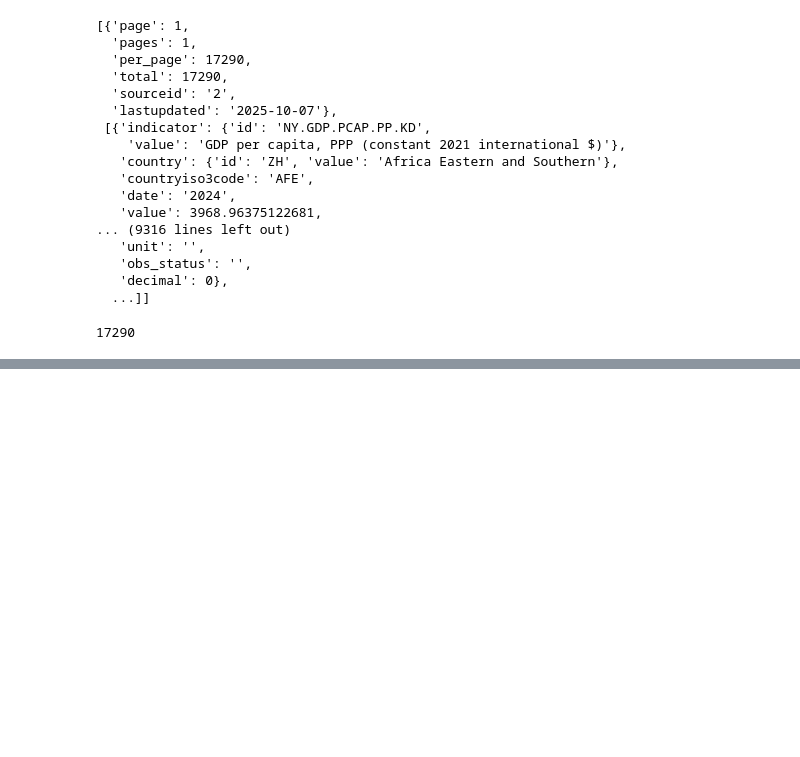
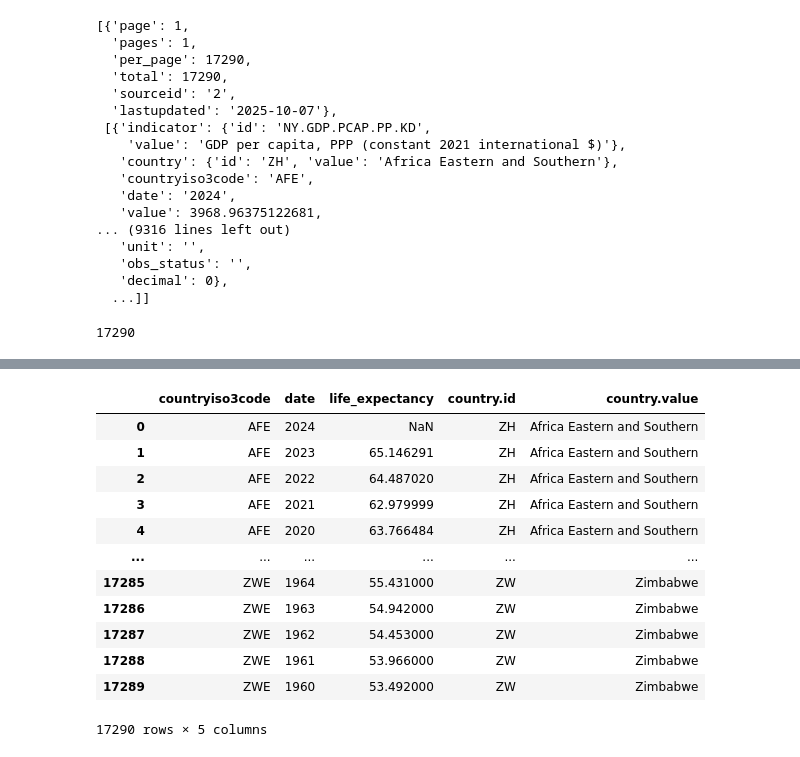
Before and after one commit to nss-data-science-cohort-9/apis-exercise-dhansiv-stack, a Jupyter notebook: UnGDPexploration_API.ipynb, the cells around one changed output, grey strips where cells are left out. Saved outputs shown, nothing was run; the diff lists cells and outputs as text; code cells hidden in the pictures; blank space fills up the shorter version.

```diff
--- a/UnGDPexploration_API.ipynb
+++ b/UnGDPexploration_API.ipynb
@@ -357,0 +171,21 @@ plt.show()
+# %%
+le_df = (
+         le_df
+         .drop(columns = ['unit', 'obs_status', 'decimal', 'indicator.id', 'indicator.value'])
+)
+# %%
+le_df
+# %% [output]
+|  | countryiso3code | date | life_expectancy | country.id | country.value |
+| 0 | AFE | 2024 | NaN | ZH | Africa Eastern and Southern |
+| 1 | AFE | 2023 | 65.146291 | ZH | Africa Eastern and Southern |
+| 2 | AFE | 2022 | 64.487020 | ZH | Africa Eastern and Southern |
+| 3 | AFE | 2021 | 62.979999 | ZH | Africa Eastern and Southern |
+| 4 | AFE | 2020 | 63.766484 | ZH | Africa Eastern and Southern |
+| ... | ... | ... | ... | ... | ... |
+| 17285 | ZWE | 1964 | 55.431000 | ZW | Zimbabwe |
+| 17286 | ZWE | 1963 | 54.942000 | ZW | Zimbabwe |
+| 17287 | ZWE | 1962 | 54.453000 | ZW | Zimbabwe |
+| 17288 | ZWE | 1961 | 53.966000 | ZW | Zimbabwe |
+| 17289 | ZWE | 1960 | 53.492000 | ZW | Zimbabwe |
+17290 rows × 5 columns
```
Also changed, not shown: parts of 82 cells of this notebook, 1 other file.
